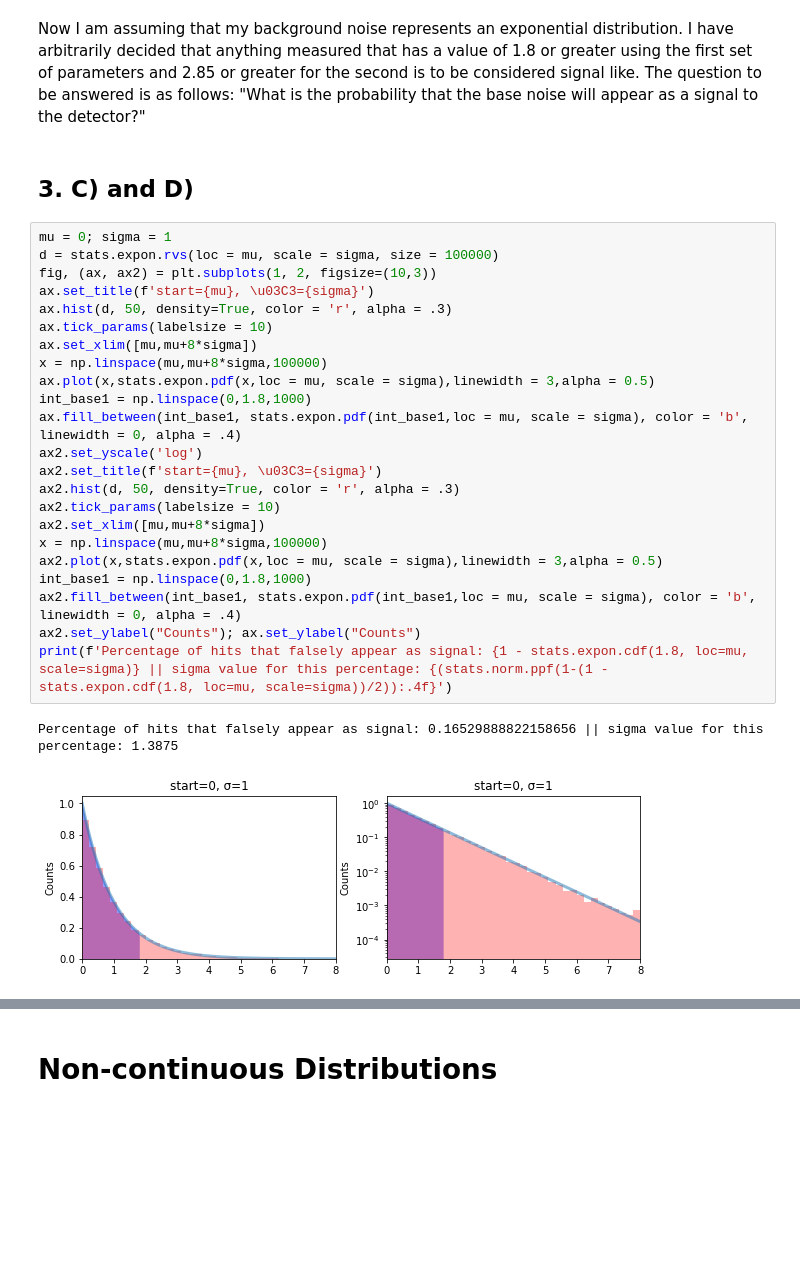
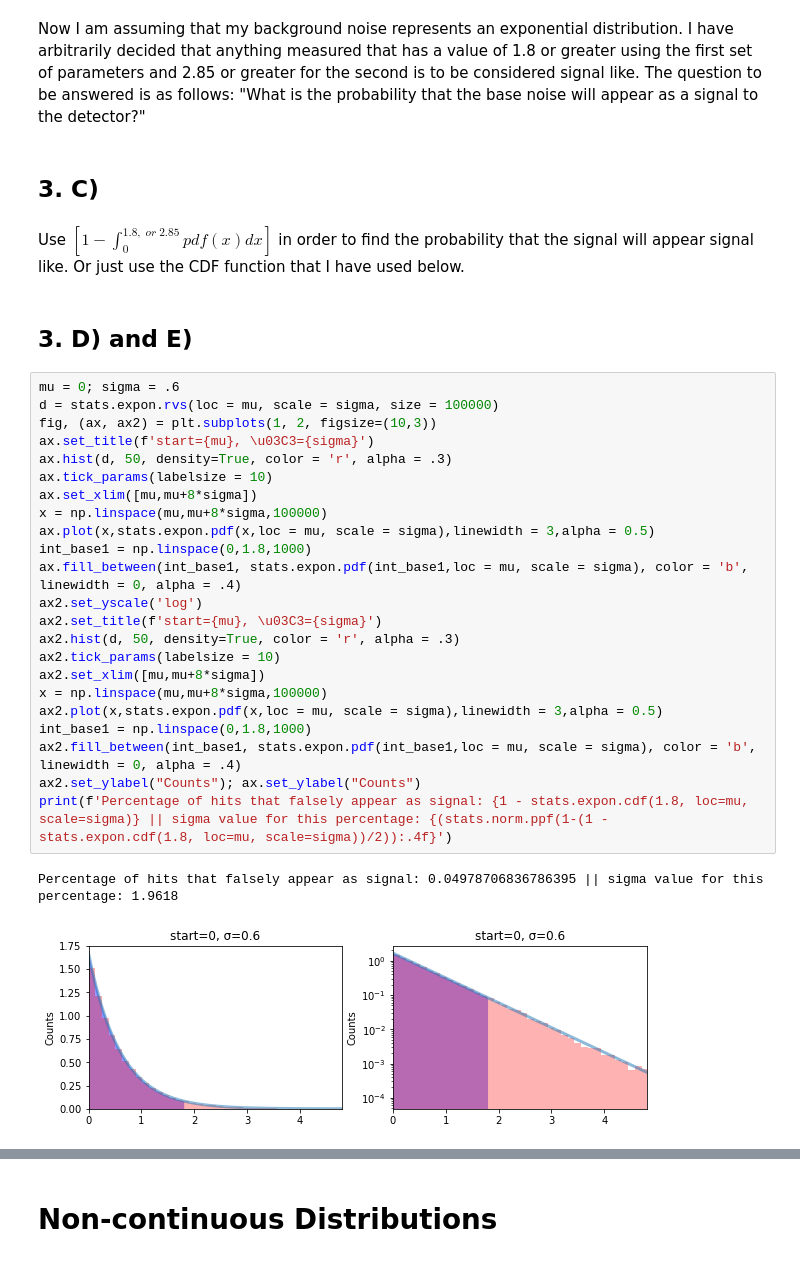
Before and after one commit to maverickmillican/Phys_434_Millican, a Jupyter notebook: Lab1_Millican.ipynb, the cells around one changed output, grey strips where cells are left out. Cells and saved outputs as stored; diff of their text form; blank space fills up the shorter version.

```diff
--- a/Lab1_Millican.ipynb
+++ b/Lab1_Millican.ipynb
@@ -210,31 +212,35 @@ Both distributions follow the same shape which is to be expected as they are cre
 # %% [markdown]
 Now I am assuming that my background noise represents an exponential distribution. I have arbitrarily decided that anything measured that has a value of 1.8 or greater using the first set of parameters and 2.85 or greater for the second is to be considered signal like. The question to be answered is as follows: "What is the probability that the base noise will appear as a signal to the detector?"
 # %% [markdown]
-## 3. C) and D)
+## 3. C)
+# %% [markdown]
+Use $[1 - \int _{0}^{1.8,\;or \; 2.85} pdf(x)dx] $ in order to find the probability that the signal will appear signal like. Or just use the CDF function that I have used below.
+# %% [markdown]
+## 3. D) and E)
 # %%
-mu = 0; sigma = 1
+mu = 0; sigma = .6
 d = stats.expon.rvs(loc = mu, scale = sigma, size = 100000)
 fig, (ax, ax2) = plt.subplots(1, 2, figsize=(10,3))
 ax.set_title(f'start={mu}, \u03C3={sigma}')
 ax.hist(d, 50, density=True, color = 'r', alpha = .3)
 ax.tick_params(labelsize = 10)
 ax.set_xlim([mu,mu+8*sigma])
 x = np.linspace(mu,mu+8*sigma,100000)
 ax.plot(x,stats.expon.pdf(x,loc = mu, scale = sigma),linewidth = 3,alpha = 0.5)
 int_base1 = np.linspace(0,1.8,1000)
 ax.fill_between(int_base1, stats.expon.pdf(int_base1,loc = mu, scale = sigma), color = 'b', linewidth = 0, alpha = .4)
 ax2.set_yscale('log')
 ax2.set_title(f'start={mu}, \u03C3={sigma}')
 ax2.hist(d, 50, density=True, color = 'r', alpha = .3)
 ax2.tick_params(labelsize = 10)
 ax2.set_xlim([mu,mu+8*sigma])
 x = np.linspace(mu,mu+8*sigma,100000)
 ax2.plot(x,stats.expon.pdf(x,loc = mu, scale = sigma),linewidth = 3,alpha = 0.5)
 int_base1 = np.linspace(0,1.8,1000)
 ax2.fill_between(int_base1, stats.expon.pdf(int_base1,loc = mu, scale = sigma), color = 'b', linewidth = 0, alpha = .4)
 ax2.set_ylabel("Counts"); ax.set_ylabel("Counts")
 print(f'Percentage of hits that falsely appear as signal: {1 - stats.expon.cdf(1.8, loc=mu, scale=sigma)} || sigma value for this percentage: {(stats.norm.ppf(1-(1 - stats.expon.cdf(1.8, loc=mu, scale=sigma))/2)):.4f}')
 # %% [output]
-Percentage of hits that falsely appear as signal: 0.16529888822158656 || sigma value for this percentage: 1.3875
+Percentage of hits that falsely appear as signal: 0.04978706836786395 || sigma value for this percentage: 1.9618
-[figure, old version]
+[figure, new version]
 # %%
```
Also changed, not shown: parts of 8 cells of this notebook.
